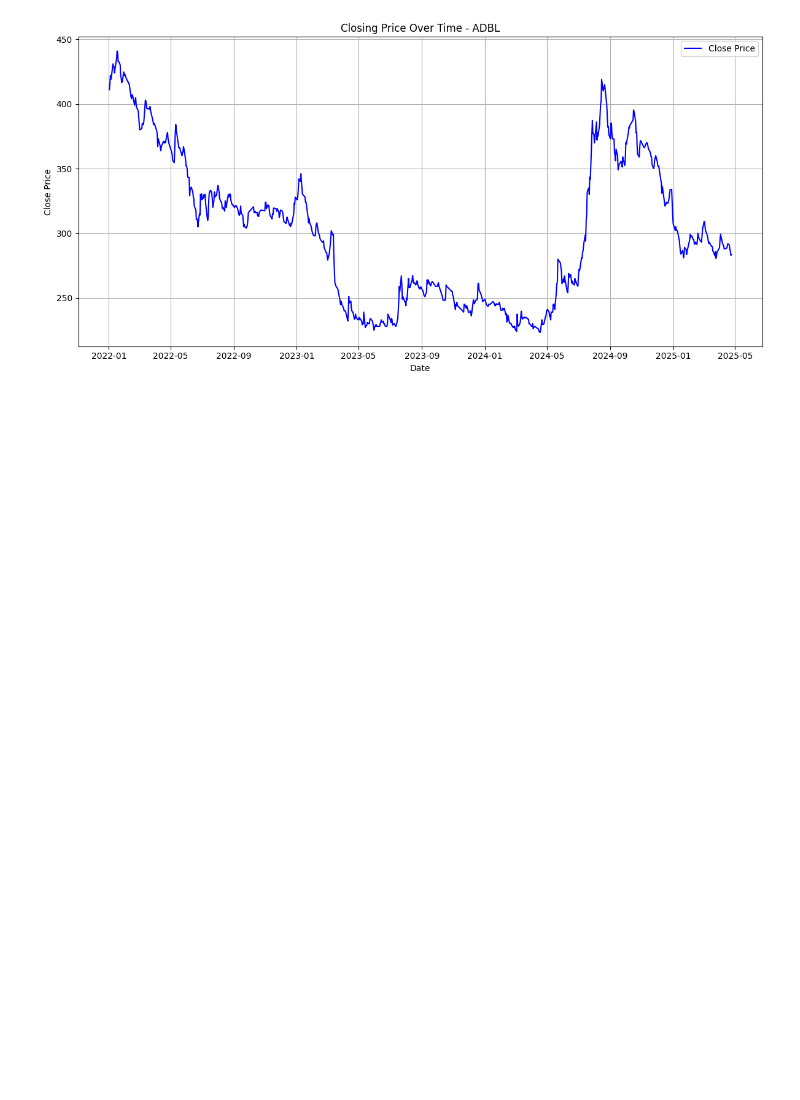
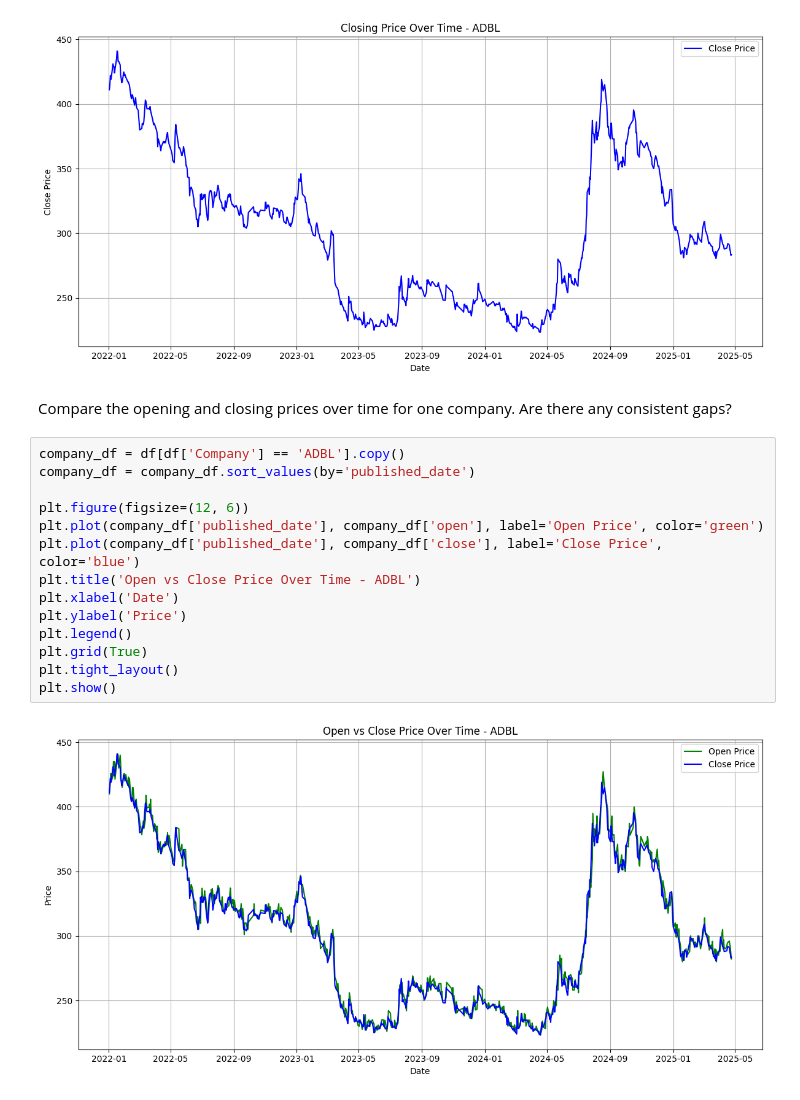
Before and after one commit to SanjayBista1010/Classification, a Jupyter notebook: nepalShare.ipynb, the cells around one changed output. Drawn from its saved outputs; the diff is of its cells as text; blank space fills up the shorter version.

```diff
--- a/nepalShare.ipynb
+++ b/nepalShare.ipynb
@@ -404,3 +404,21 @@ plt.tight_layout()
 plt.show()
 # %% [output]
 [figure]
+# %% [markdown]
+Compare the opening and closing prices over time for one company. Are there any consistent gaps?
+# %%
+company_df = df[df['Company'] == 'ADBL'].copy()
+company_df = company_df.sort_values(by='published_date')
+
+plt.figure(figsize=(12, 6))
+plt.plot(company_df['published_date'], company_df['open'], label='Open Price', color='green')
+plt.plot(company_df['published_date'], company_df['close'], label='Close Price', color='blue')
+plt.title('Open vs Close Price Over Time - ADBL')
+plt.xlabel('Date')
+plt.ylabel('Price')
+plt.legend()
+plt.grid(True)
+plt.tight_layout()
+plt.show()
+# %% [output]
+[figure, added]
```
Also changed, not shown: parts of 9 cells of this notebook.
